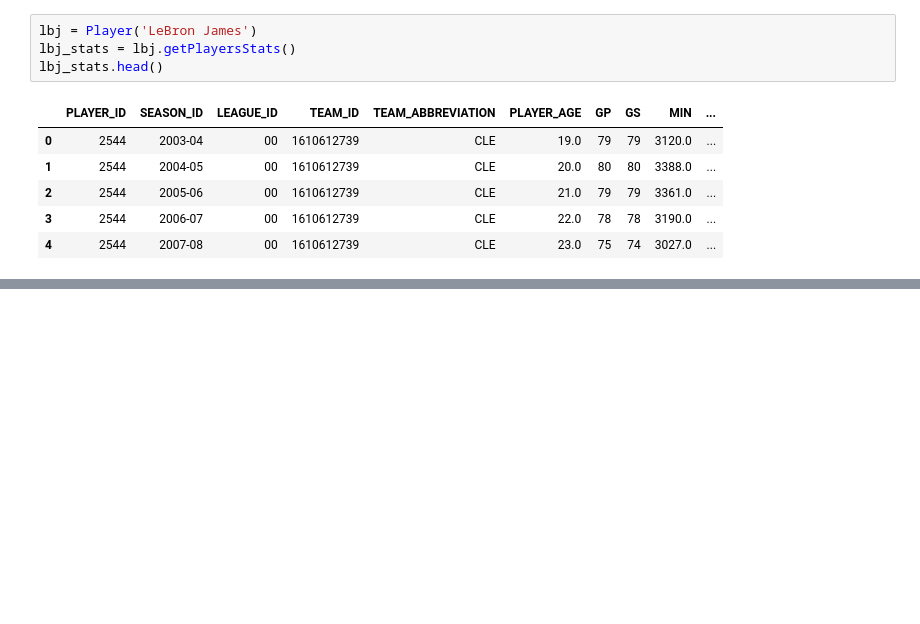
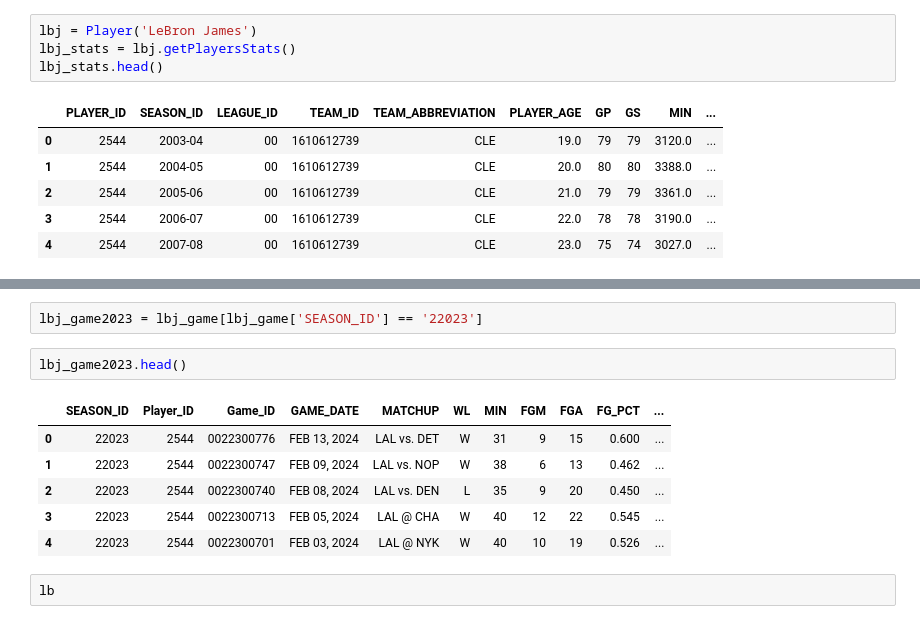
Before and after one commit to PyroBBMC/NBAStats, a Jupyter notebook: MJStats.ipynb, the cells around one changed output, grey strips where cells are left out. Drawn from its saved outputs; the diff is of its cells as text; blank space fills up the shorter version.

```diff
--- a/MJStats.ipynb
+++ b/MJStats.ipynb
@@ -289,0 +300,13 @@ lbj_stats.head()
+# %%
+lbj_game2023 = lbj_game[lbj_game['SEASON_ID'] == '22023']
+# %%
+lbj_game2023.head()
+# %% [output]
+|  | SEASON_ID | Player_ID | Game_ID | GAME_DATE | MATCHUP | WL | MIN | FGM | FGA | FG_PCT | ... |
+| 0 | 22023 | 2544 | 0022300776 | FEB 13, 2024 | LAL vs. DET | W | 31 | 9 | 15 | 0.600 | ... |
+| 1 | 22023 | 2544 | 0022300747 | FEB 09, 2024 | LAL vs. NOP | W | 38 | 6 | 13 | 0.462 | ... |
+| 2 | 22023 | 2544 | 0022300740 | FEB 08, 2024 | LAL vs. DEN | L | 35 | 9 | 20 | 0.450 | ... |
+| 3 | 22023 | 2544 | 0022300713 | FEB 05, 2024 | LAL @ CHA | W | 40 | 12 | 22 | 0.545 | ... |
+| 4 | 22023 | 2544 | 0022300701 | FEB 03, 2024 | LAL @ NYK | W | 40 | 10 | 19 | 0.526 | ... |
+# %%
+lb
```
Also changed, not shown: parts of 2 cells of this notebook.
